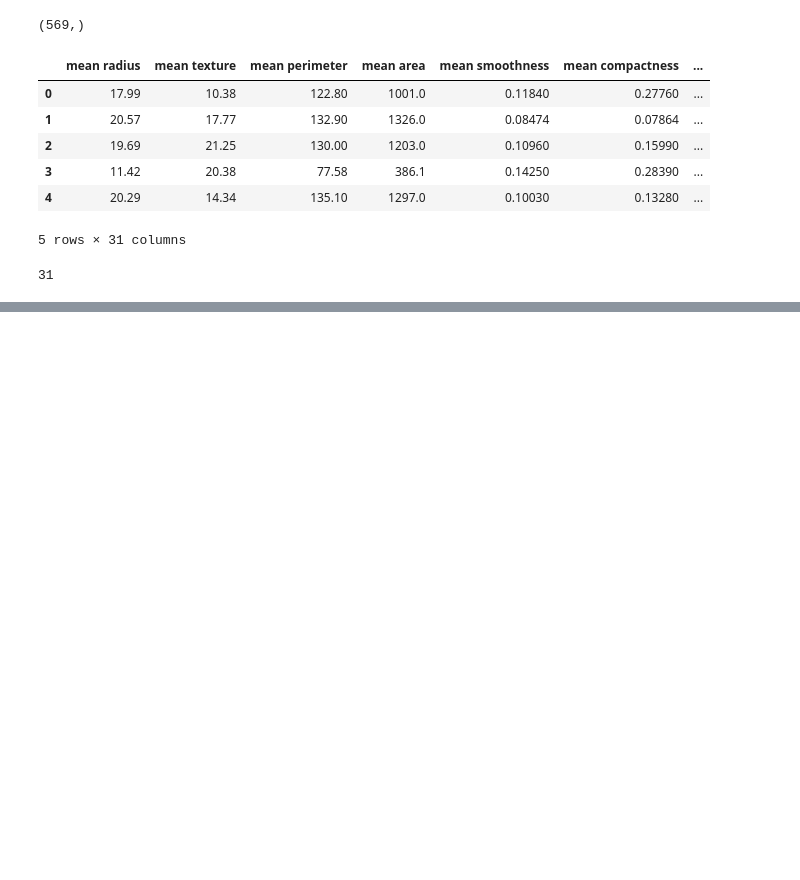
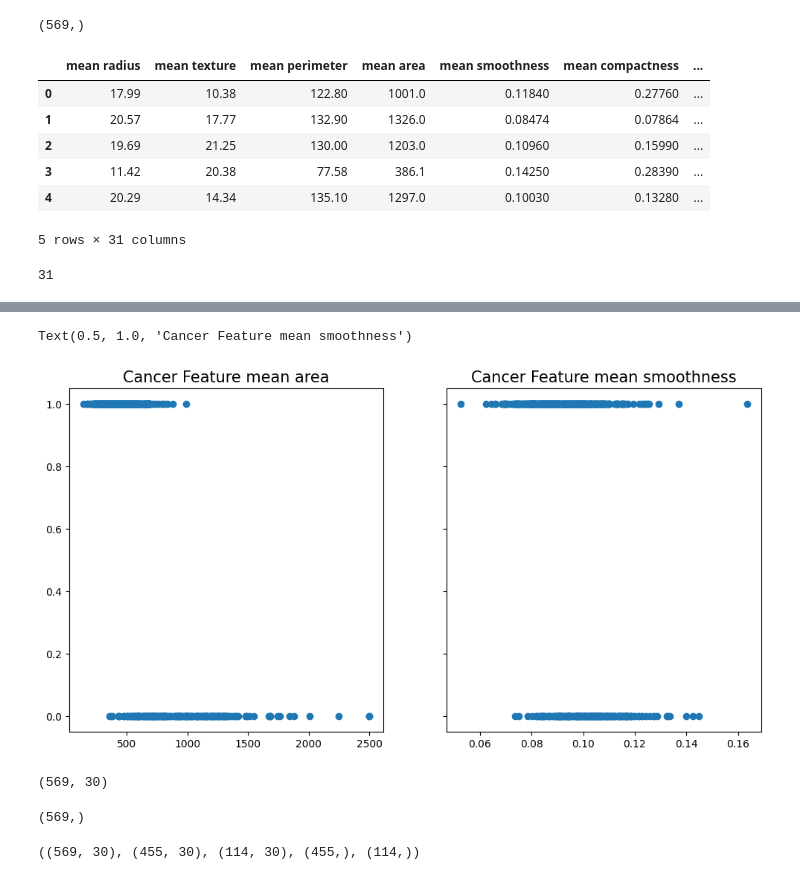
Before and after one commit to 2303a51667/abhirammudumba, a Jupyter notebook: Lab7.ipynb, the cells around one changed output, grey strips where cells are left out. Drawn from its saved outputs; the diff is of its cells as text; code cells hidden in the pictures; blank space fills up the shorter version.

```diff
--- a/Lab7.ipynb
+++ b/Lab7.ipynb
@@ -119,0 +140,24 @@ for i in range(l):
+# %%
+f,(ax1, ax2) = plt.subplots(1, 2, sharey=True,figsize=(12,6))
+ax1.scatter(df['mean area'],df['Cancer'])
+ax1.set_title("Cancer Feature mean area", fontsize=15)
+ax2.scatter(df['mean smoothness'],df['Cancer'])
+ax2.set_title("Cancer Feature mean smoothness",fontsize=15)
+# %% [output]
+Text(0.5, 1.0, 'Cancer Feature mean smoothness')
+[figure, added]
+# %%
+# Define a dataframe with only features
+df_feat = df.drop('Cancer',axis=1)
+#df_feat.head()
+df_feat.shape
+# %% [output]
+(569, 30)
+# %%
+# Define a dataframe with only target results for
+# cancer detection
+df_target = df['Cancer']
+#df_target.head()
+df_target.shape
+# %% [output]
+(569,)
@@ -119,0 +169,4 @@ for i in range(l):
+# %%
+df_feat.shape, X_train.shape, X_test.shape, y_train.shape, y_test.shape
+# %% [output]
+((569, 30), (455, 30), (114, 30), (455,), (114,))
```
Also changed, not shown: parts of 19 cells of this notebook.
